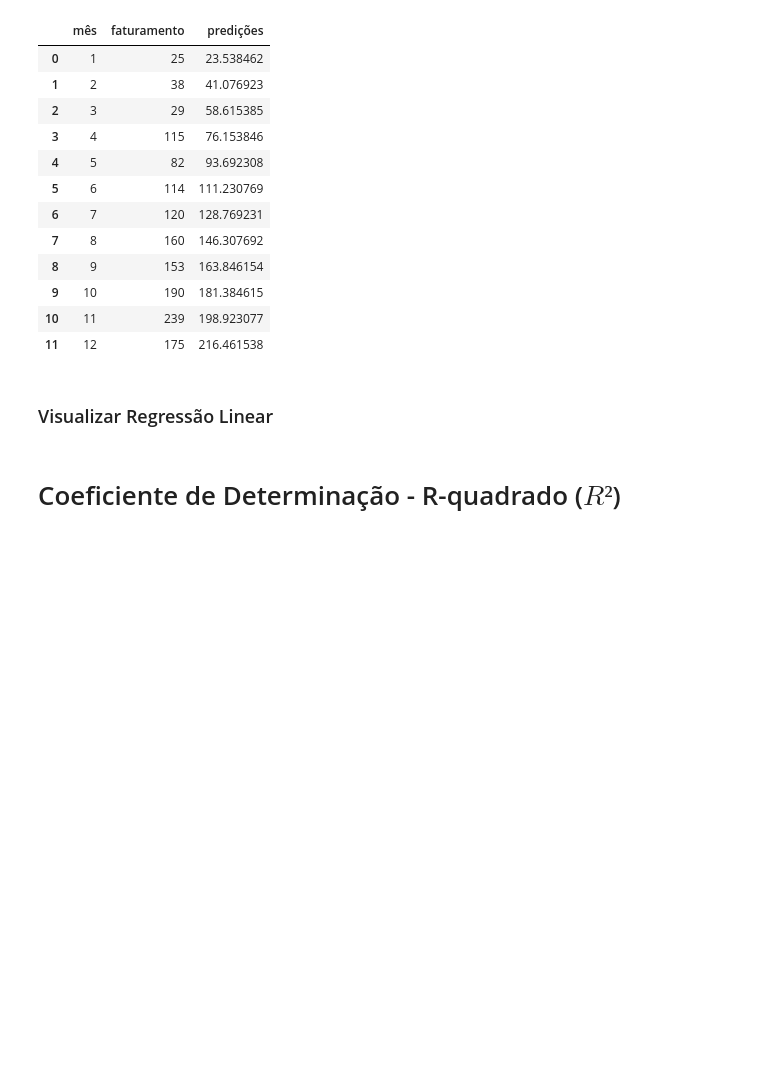
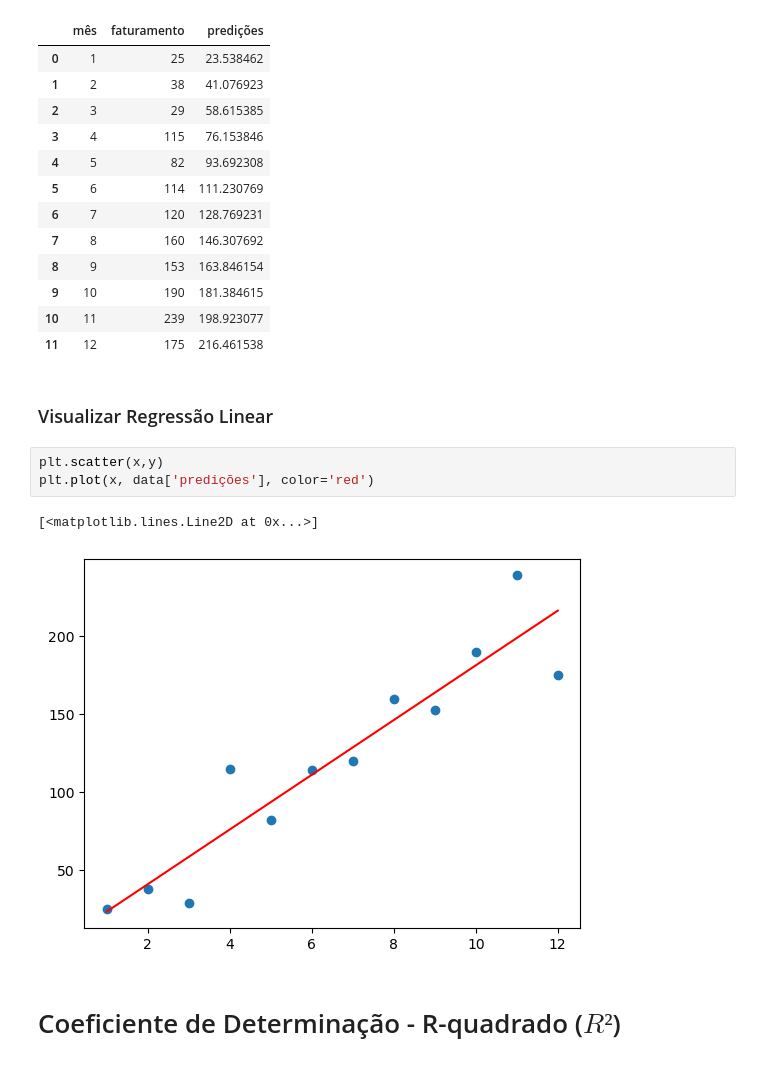
Before and after one commit to phillrog/py-machine-learning, a Jupyter notebook: notebooks/8 - Estatística Regressão Linear/Regressão Linear.ipynb, the cells around one changed output. Cells and saved outputs as stored; diff of their text form; blank space fills up the shorter version.

Commit message:
Visualizando gráfico com as predições gerados com regressão linear

```diff
--- a/notebooks/8 - Estatística Regressão Linear/Regressão Linear.ipynb
+++ b/notebooks/8 - Estatística Regressão Linear/Regressão Linear.ipynb
@@ -205,6 +205,12 @@ data
 | 11 | 12 | 175 | 216.461538 |
 # %% [markdown]
 ### Visualizar Regressão Linear
+# %%
+plt.scatter(x,y)
+plt.plot(x, data['predições'], color='red')
+# %% [output]
+[<matplotlib.lines.Line2D at 0x...>]
+[figure, added]
 # %% [markdown]
 # Coeficiente de Determinação - R-quadrado ($R²$)
 # %% [markdown]
```
